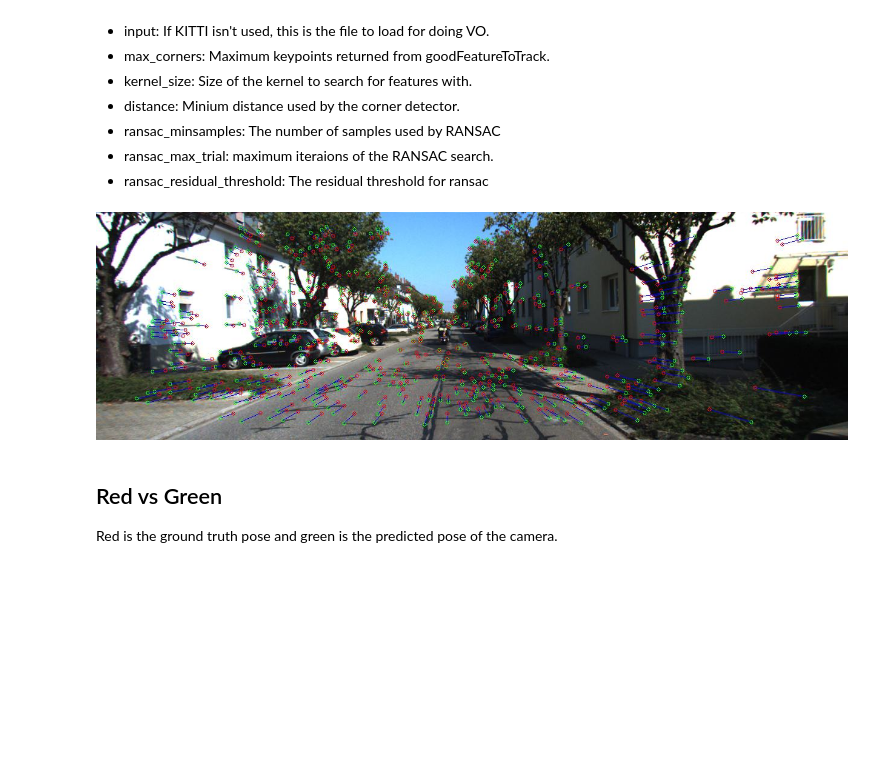
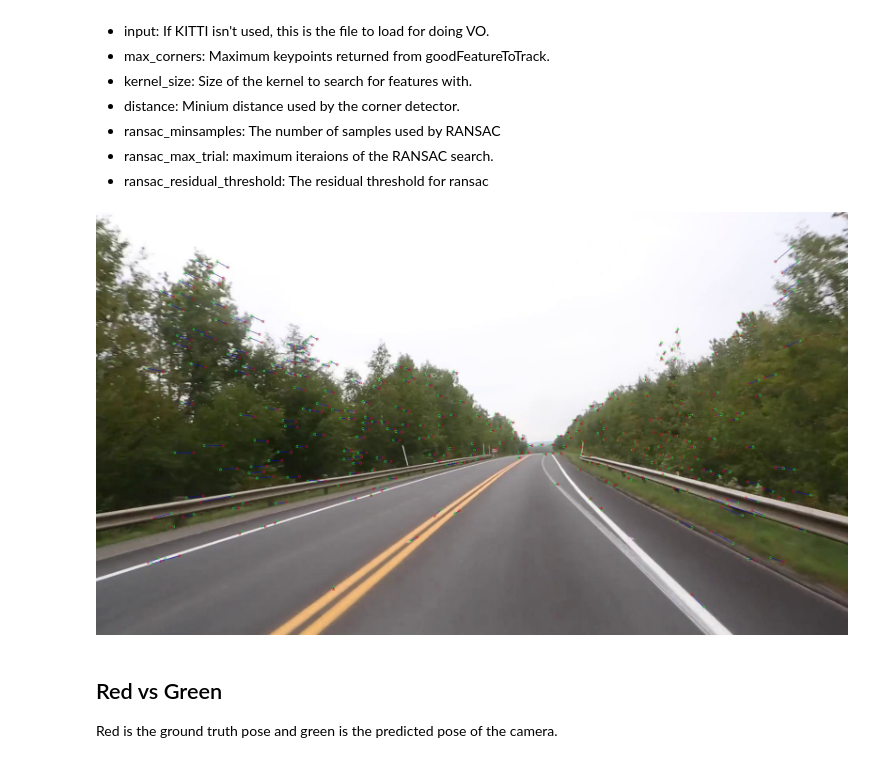
Before and after one commit to hpennington/mono-visual-odometry, a Jupyter notebook: visual_odometry.ipynb, the cells around one changed output. Saved outputs shown, nothing was run; the diff lists cells and outputs as text; code cells hidden in the pictures; blank space fills up the shorter version.

```diff
--- a/visual_odometry.ipynb
+++ b/visual_odometry.ipynb
@@ -35,13 +35,13 @@ from os.path import isfile, join
 - ransac_residual_threshold: The residual threshold for ransac
 # %%
 # Script parameters
-KITTI = True
+KITTI = False
 input = './videos/test_countryroad.mp4'
 # input = 0
 im_size = (640, 480)
 
 # ORB Detector parameters
-max_corners = 10000
+max_corners = 1500
 kernel_size = 6
 distance = 0.001
 
@@ -49,6 +49,13 @@ distance = 0.001
 ransac_minsamples = 12
 ransac_max_trials = 175
 ransac_residual_threshold = 0.001
+
+# Pose extratction translation scaling
+tscale = 3.0
+
+# Point cloud clustering
+n_points = 3
+dbscan_eps = 0.5 * tscale
 # %%
 seq = None
 mono_folder = None
@@ -249,8 +256,7 @@ while (KITTI == True and i < len(train_image_names)) or (cap is not None and cap
                     t = t.flatten()
 
                     R_abs = np.dot(R, R_abs)
-                    scale = 1.0
-                    t_abs = t_abs + R_abs.dot((t * scale))
+                    t_abs = t_abs + R_abs.dot((t * tscale))
 
                     # print(t_abs)
                     t_abs_all.append(t_abs)
@@ -282,6 +288,7 @@ while (KITTI == True and i < len(train_image_names)) or (cap is not None and cap
                         points4d = triangulate(proj1[:3, :4], last_proj[:3, :4], kps1, kps2)
                         # print(points4d.shape)
                         points3d = (points4d / points4d[:, 3:])[:, :3]
+                        points3d *= tscale
 
                         if point_cloud is None:
                             point_cloud = points3d.reshape(-1, 3)
@@ -307,34 +314,34 @@ while (KITTI == True and i < len(train_image_names)) or (cap is not None and cap
                 max_corners,
                 distance,
                 kernel_size
             )
 
             keypoints = [cv2.KeyPoint(x=x[0][0], y=x[0][1], size=20) for x in last_corners]
             last_kps, last_descriptors = orb.compute(im, keypoints)
         else:
             last_corners = corners
             last_kps, last_descriptors = kps, descriptors
 
         cv2.imshow('im1', im_original)
         key = cv2.waitKey(1)
         if key & 0xFF == ord('q'):
             break
 
         if (i > 100 and i % 1000 == 0) or (i > 0 and i < 11 and i % 10 == 0):
             display_mat(cv2.cvtColor(im_original, cv2.COLOR_BGR2RGB))
 
         t1 = time.time()
         i += 1
 
     else:
         break
 
 cv2.destroyAllWindows()
 cv2.waitKey(4)
 if KITTI == False:
     cap.release()
 # %% [output]
-[figure, old version]
+[figure, new version]
 # %% [markdown]
 ## Red vs Green
 Red is the ground truth pose and green is the predicted pose of the camera.
```
Also changed, not shown: parts of 2 cells of this notebook, 1 other file.
